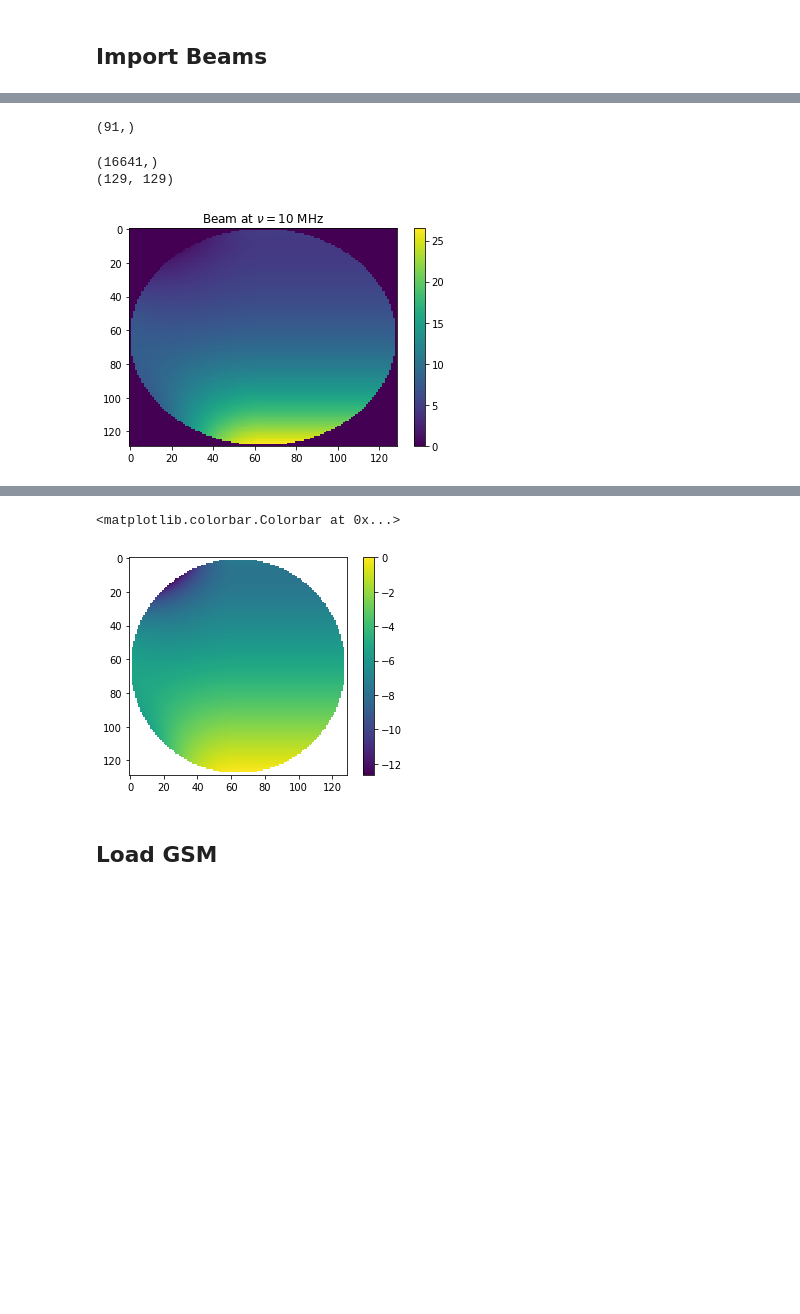
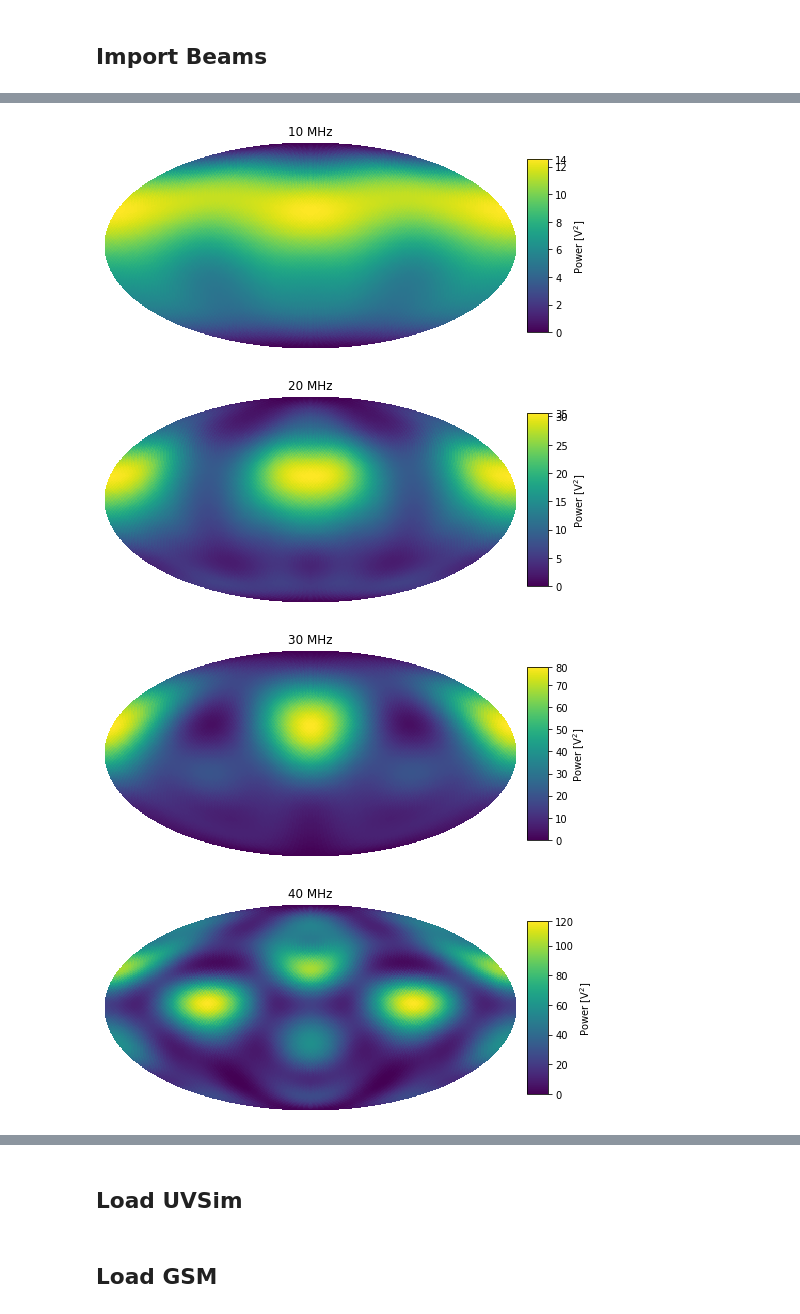
Before and after one commit to christianhbye/lusee_sky_simulations, a Jupyter notebook: notebooks/mock_lusee_night_analysis.ipynb, the cells around one changed output, grey strips where cells are left out. Saved outputs shown, nothing was run; the diff lists cells and outputs as text; code cells hidden in the pictures; blank space fills up the shorter version.

Commit message:
update notebooks with healpy plots

```diff
--- a/notebooks/mock_lusee_night_analysis.ipynb
+++ b/notebooks/mock_lusee_night_analysis.ipynb
@@ -80,15 +37,0 @@ volt_beam=np.sqrt((np.abs(E_field)**2).sum(axis=0))
-# %%
-theta.shape
-# %% [output]
-(91,)
-# %%
-# interpolate beam to evenly sampled Ls and Ms
-mask = np.where(LM < 1, 1, 0)
-beams = RectBivariateSpline(phi, theta, volt_beam)(ph, th, grid=False)**2
-print(beams.shape)
-beams.shape = (NPIX, NPIX)
-beams *= mask  # set beam to 0 if LM >= 1 (which is impossible physically ref. prev. cell)
-print(beams.shape)
-# %% [output]
-(16641,)
-(129, 129)
@@ -95,9 +44,15 @@ print(beams.shape)
 # %%
-# beam vs phi and theta (data coordinates, extent is [pi/2, 3pi/2, 0, pi])
-plt.figure()
-uvtools.plot.waterfall(beams, mode='real')
-plt.title('Beam at $\\nu=10$ MHz')
-plt.colorbar()
-plt.show()
+for freq in [10, 20, 30, 40, 50]:
+    find = np.argmin(np.abs(uvb.freq_array[0] - freq))
+    beam = uvb.data_array[0, 0, 0, find]
+    fig = plt.figure()
+    hp.mollview(beam, fig=fig.number, title="{:.0f} MHz".format(uvb.freq_array[0, find]), cbar=False)
+    im = fig.axes[0].get_images()[0]
+    #im.set_clim(0,120)
+    cax = fig.add_axes([1., .2, .05, .6])
+    fig.colorbar(im, cax, label="Power [$\\rm{V}^2$]")
 # %% [output]
-[figure, old version]
+[figure, new version]
+[figure, added]
+[figure, added]
+[figure, added]
@@ -104,10 +60,5 @@ plt.show()
-# %%
-plt.figure()
-plt.imshow(10*np.log10(beams/beams.max()))
-plt.colorbar()
-# %% [output]
-<matplotlib.colorbar.Colorbar at 0x...>
-[figure, removed]
+# %% [markdown]
+## Load UVSim
 # %% [markdown]
 ## Load GSM
 # %%
```
Also changed, not shown: parts of 13 cells of this notebook, 1 other file.
